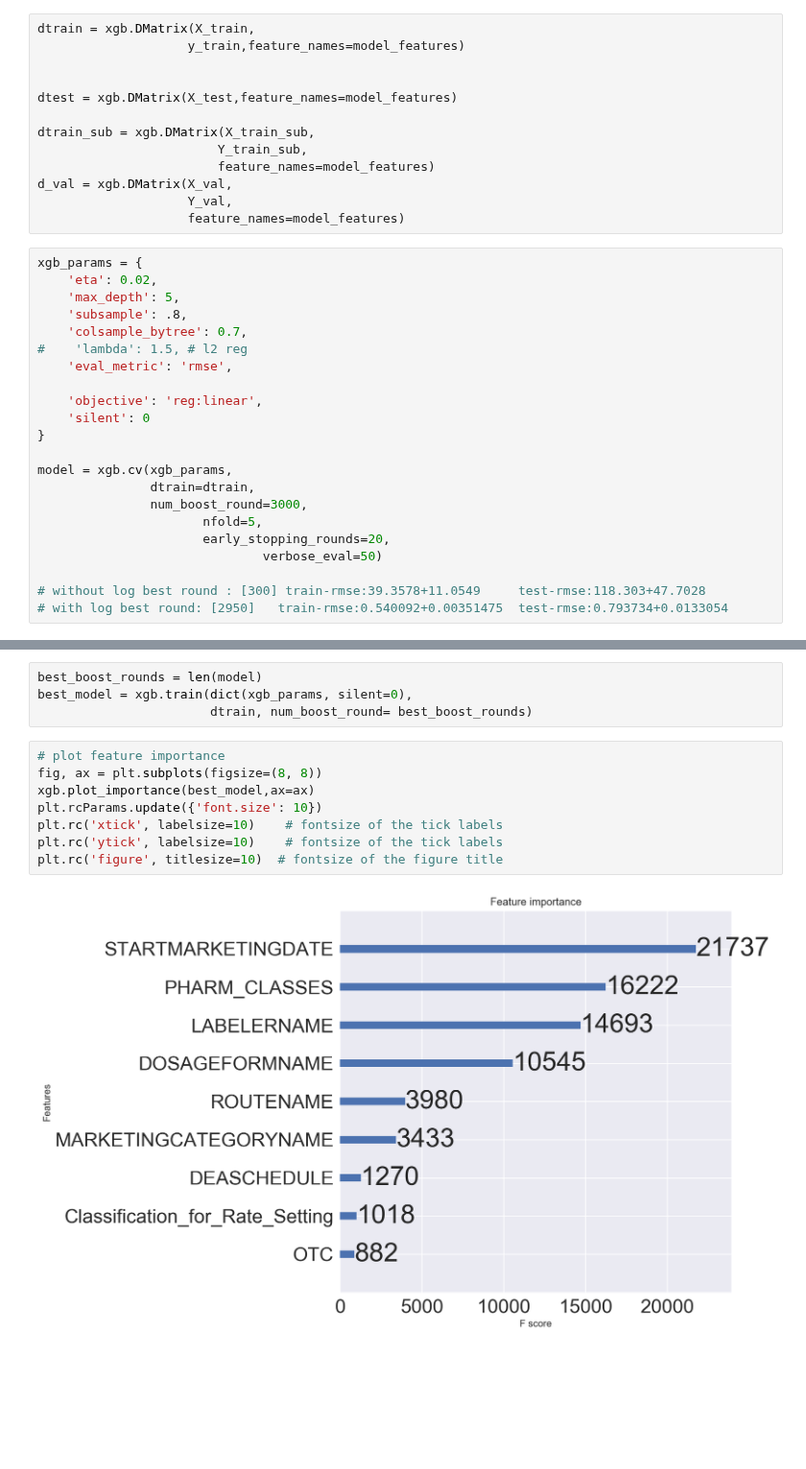
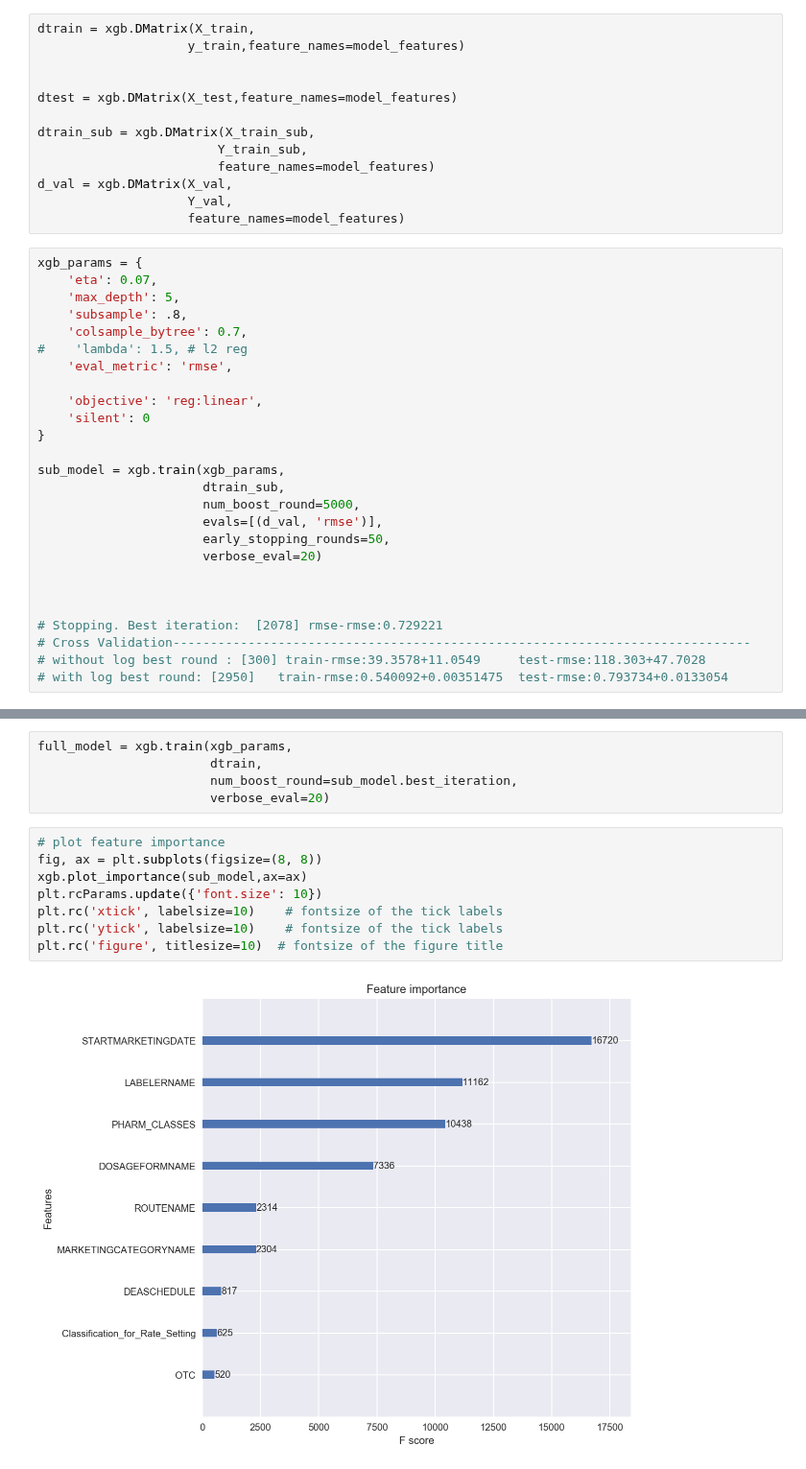
Before and after one commit to nycdatasci/bootcamp009_project, a Jupyter notebook: Project4-Capstone/Robin_Choutine_Bo/Random_Forest_and_XGBoost.ipynb, the cells around one changed output, grey strips where cells are left out. Shown at 96% size. Drawn from its saved outputs; the diff is of its cells as text; blank space fills up the shorter version.

```diff
--- a/Project4-Capstone/Robin_Choutine_Bo/Random_Forest_and_XGBoost.ipynb
+++ b/Project4-Capstone/Robin_Choutine_Bo/Random_Forest_and_XGBoost.ipynb
@@ -237,7 +237,7 @@ d_val = xgb.DMatrix(X_val,
                     feature_names=model_features)
 # %%
 xgb_params = {
-    'eta': 0.02,
+    'eta': 0.07,
     'max_depth': 5,
     'subsample': .8,
     'colsample_bytree': 0.7,
@@ -248,13 +248,17 @@ xgb_params = {
     'silent': 0
 }
 
-model = xgb.cv(xgb_params,
-               dtrain=dtrain,
-               num_boost_round=3000,
-                      nfold=5,
-                      early_stopping_rounds=20,
-                              verbose_eval=50)
+sub_model = xgb.train(xgb_params,
+                      dtrain_sub,
+                      num_boost_round=5000,
+                      evals=[(d_val, 'rmse')],
+                      early_stopping_rounds=50,
+                      verbose_eval=20)
 
+
+
+# Stopping. Best iteration:  [2078]	rmse-rmse:0.729221
+# Cross Validation-----------------------------------------------------------------------------
 # without log best round : [300] train-rmse:39.3578+11.0549 	test-rmse:118.303+47.7028
 # with log best round: [2950]	train-rmse:0.540092+0.00351475	test-rmse:0.793734+0.0133054
 # %% [output]
@@ -280,19 +284,20 @@ model[['train-rmse-mean', 'test-rmse-mean']].plot()
 # %% [output]
 <matplotlib.axes._subplots.AxesSubplot at 0x...>
 [figure]
-# %%
-best_boost_rounds = len(model)
-best_model = xgb.train(dict(xgb_params, silent=0),
-                       dtrain, num_boost_round= best_boost_rounds)
+# %%
+full_model = xgb.train(xgb_params,
+                       dtrain,
+                       num_boost_round=sub_model.best_iteration,
+                       verbose_eval=20)
 # %%
 # plot feature importance
 fig, ax = plt.subplots(figsize=(8, 8))
-xgb.plot_importance(best_model,ax=ax)
+xgb.plot_importance(sub_model,ax=ax)
 plt.rcParams.update({'font.size': 10})
 plt.rc('xtick', labelsize=10)    # fontsize of the tick labels
 plt.rc('ytick', labelsize=10)    # fontsize of the tick labels
 plt.rc('figure', titlesize=10)  # fontsize of the figure title
 # %% [output]
-[figure, old version]
+[figure, new version]
 # %%
 # feature importance in table form
```
Also changed, not shown: parts of 4 cells of this notebook.
